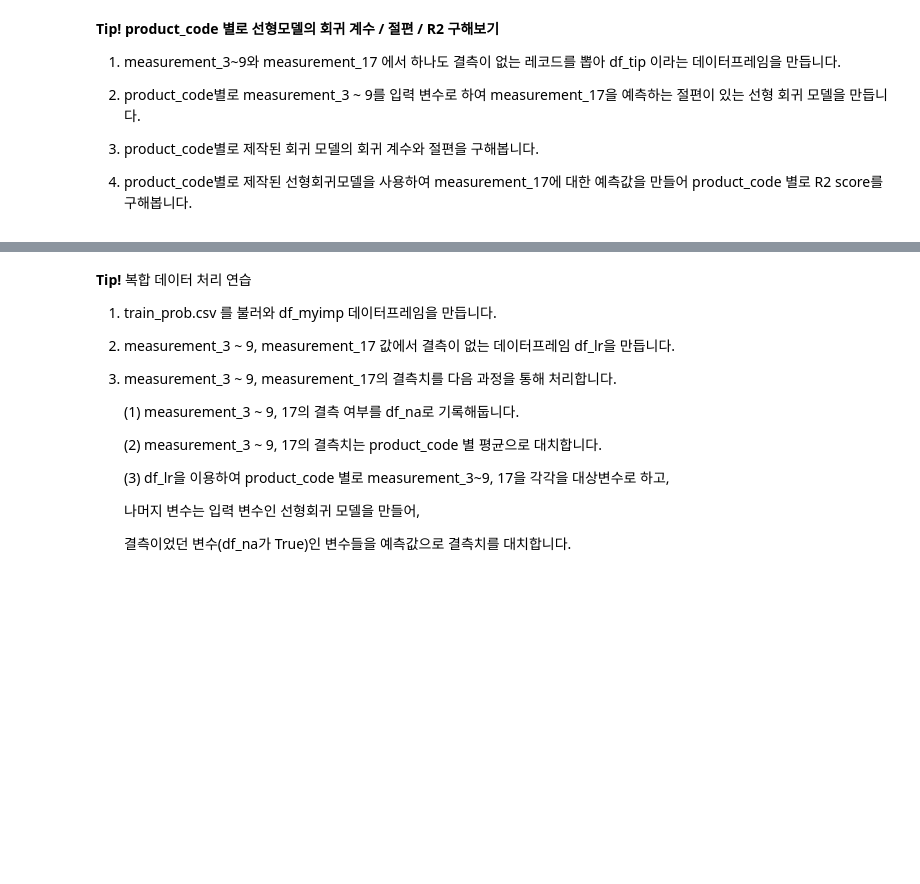
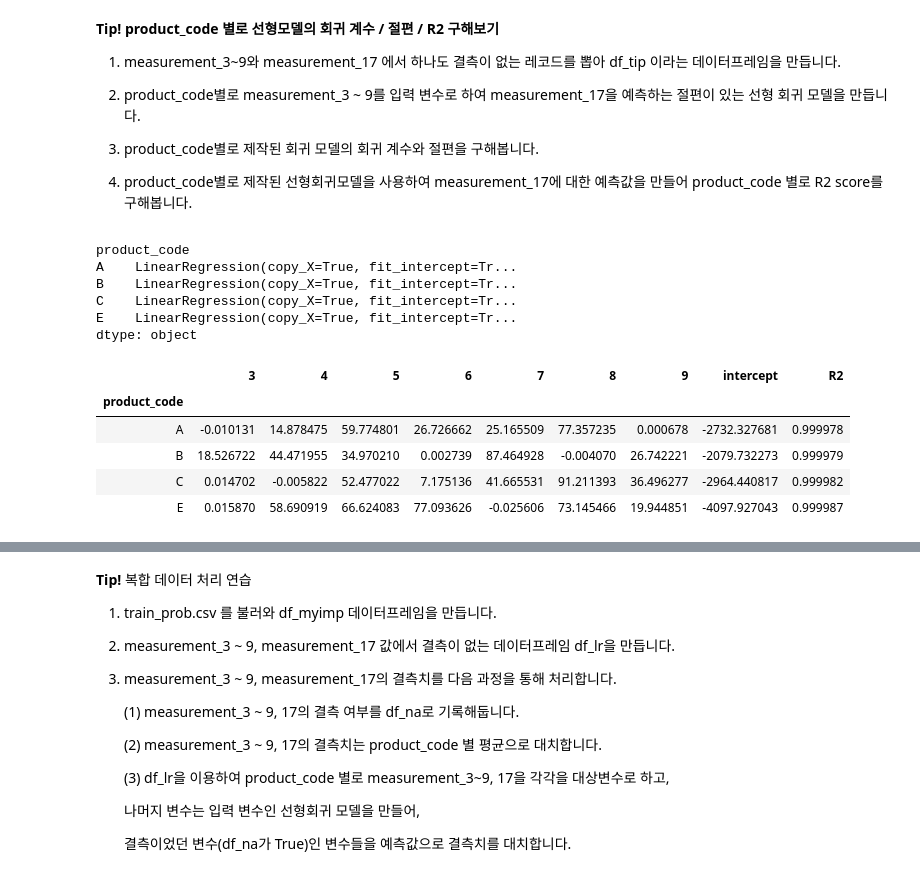
Before and after one commit to sunkusun9/DS_lv3_2510, a Jupyter notebook: sec_ds_lv3_prob1_prob.ipynb, the cells around one changed output, grey strips where cells are left out. Cells and saved outputs as stored; diff of their text form; code cells hidden in the pictures; blank space fills up the shorter version.

```diff
--- a/sec_ds_lv3_prob1_prob.ipynb
+++ b/sec_ds_lv3_prob1_prob.ipynb
@@ -327,3 +327,40 @@ df_basetable[['measurement_{}'.format(i) for i in range(3, 18)]].agg(['mean', 's
 
 
 4. product_code별로 제작된 선형회귀모델을 사용하여  measurement_17에 대한 예측값을  만들어 product_code 별로 R2 score를 구해봅니다.
+# %%
+from sklearn.linear_model import LinearRegression
+X_lr = ['measurement_{}'.format(i) for i in range(3, 10)]
+# 1. measurement_3~9와 measurement_17 에서 하나도 결측이 없는 레코드를 뽑아 df_tip 이라는 데이터프레임을 만듭니다.
+df_tip = df_basetable.loc[
+    ~df_basetable[[i.replace('measurement', 'isna')  for i in X_lr + ['measurement_17']]].any(axis = 1)
+]
+# product_code별로 measurement_3 ~ 9를 입력 변수로 하여 measurement_17을 예측하는 절편이 있는 선형 회귀 모델을 만듭니다.
+s_lr = df_tip.groupby('product_code').apply(
+    lambda x: LinearRegression(fit_intercept = True).fit(x[X_lr], x['measurement_17'])
+)
+s_lr
+# %% [output]
+product_code
+A    LinearRegression(copy_X=True, fit_intercept=Tr...
+B    LinearRegression(copy_X=True, fit_intercept=Tr...
+C    LinearRegression(copy_X=True, fit_intercept=Tr...
+E    LinearRegression(copy_X=True, fit_intercept=Tr...
+dtype: object
+# %%
+from sklearn.metrics import r2_score
+pd.concat([
+    # product_code별로 제작된 회귀 모델의 회귀 계수와
+    s_lr.apply(lambda x: pd.Series(x.coef_, index = X_lr)).rename(columns=lambda x: x.split('_')[-1]),
+    s_lr.apply(lambda x: x.intercept_).rename('intercept'), # 절편을 구해봅니다.
+    # product_code별로 제작된 선형회귀모델을 사용하여 measurement_17에 대한 예측값을 만들어 product_code 별로 R2 score를 구해봅니다.
+    df_tip.groupby('product_code').apply(
+        lambda x: r2_score(x['measurement_17'], s_lr.loc[x.name].predict(x[X_lr]))
+    ).rename('R2')
+], axis = 1)
+# %% [output]
+|  | 3 | 4 | 5 | 6 | 7 | 8 | 9 | intercept | R2 |
+| product_code |  |  |  |  |  |  |  |  |  |
+| A | -0.010131 | 14.878475 | 59.774801 | 26.726662 | 25.165509 | 77.357235 | 0.000678 | -2732.327681 | 0.999978 |
+| B | 18.526722 | 44.471955 | 34.970210 | 0.002739 | 87.464928 | -0.004070 | 26.742221 | -2079.732273 | 0.999979 |
+| C | 0.014702 | -0.005822 | 52.477022 | 7.175136 | 41.665531 | 91.211393 | 36.496277 | -2964.440817 | 0.999982 |
+| E | 0.015870 | 58.690919 | 66.624083 | 77.093626 | -0.025606 | 73.145466 | 19.944851 | -4097.927043 | 0.999987 |
```
Also changed, not shown: parts of 6 cells of this notebook.
